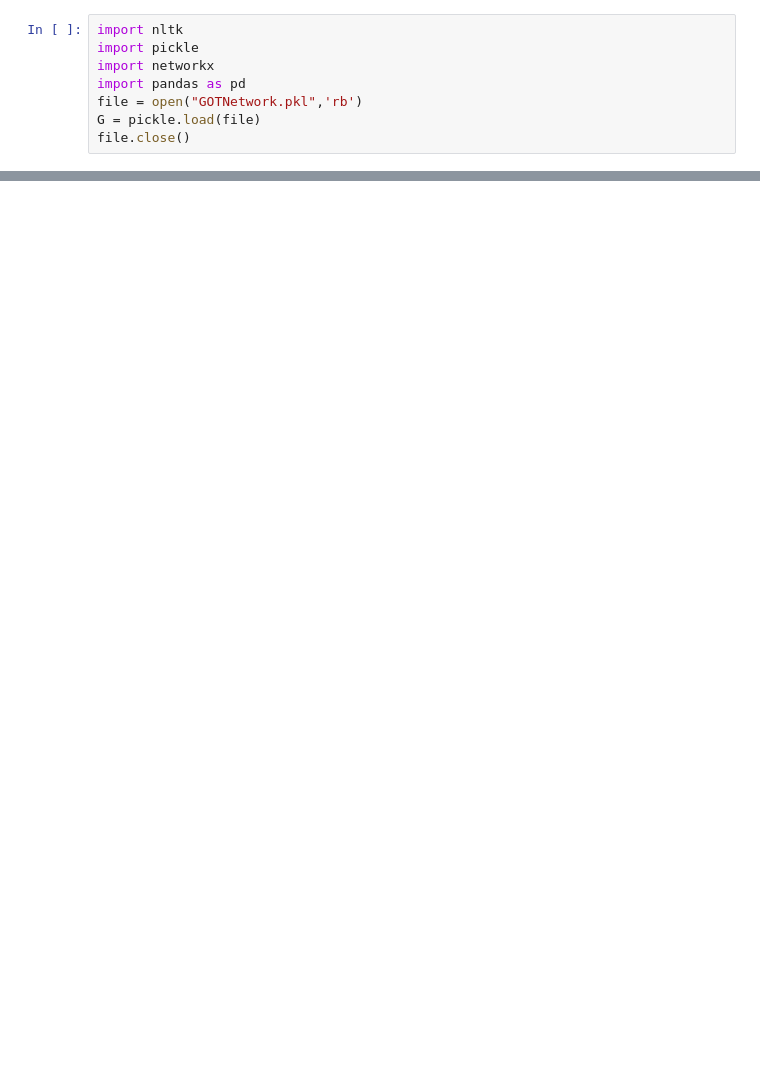
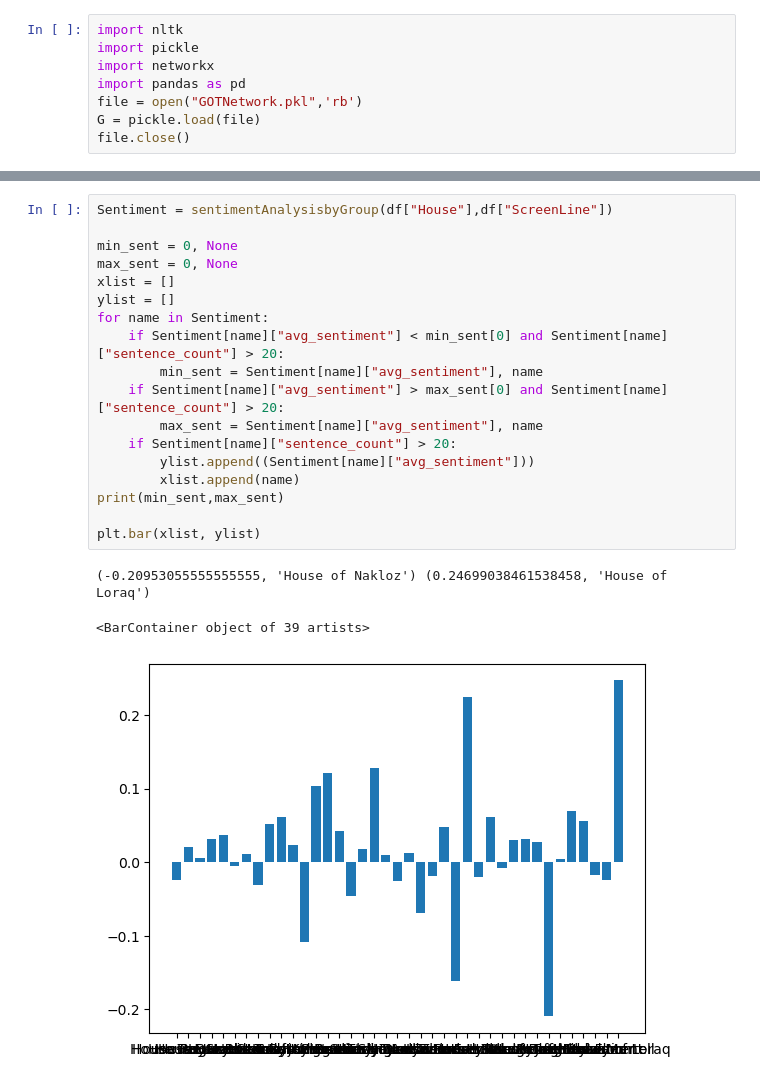
Before and after one commit to TorbjornBak/GOTSocialGraph, a Jupyter notebook: scripts/SentimentAnalysis.ipynb, the cells around one changed output, grey strips where cells are left out. Drawn from its saved outputs; the diff is of its cells as text; blank space fills up the shorter version.

```diff
--- a/scripts/SentimentAnalysis.ipynb
+++ b/scripts/SentimentAnalysis.ipynb
@@ -55,0 +162,22 @@ None
+# %%
+Sentiment = sentimentAnalysisbyGroup(df["House"],df["ScreenLine"])
+
+min_sent = 0, None
+max_sent = 0, None
+xlist = []
+ylist = []
+for name in Sentiment:
+    if Sentiment[name]["avg_sentiment"] < min_sent[0] and Sentiment[name]["sentence_count"] > 20:
+        min_sent = Sentiment[name]["avg_sentiment"], name
+    if Sentiment[name]["avg_sentiment"] > max_sent[0] and Sentiment[name]["sentence_count"] > 20:
+        max_sent = Sentiment[name]["avg_sentiment"], name
+    if Sentiment[name]["sentence_count"] > 20:
+        ylist.append((Sentiment[name]["avg_sentiment"]))
+        xlist.append(name)
+print(min_sent,max_sent)
+
+plt.bar(xlist, ylist)
+# %% [output]
+(-0.20953055555555555, 'House of Nakloz') (0.24699038461538458, 'House of Loraq')
+<BarContainer object of 39 artists>
+[figure, added]
```
Also changed, not shown: parts of 19 cells of this notebook, 3 other files.
